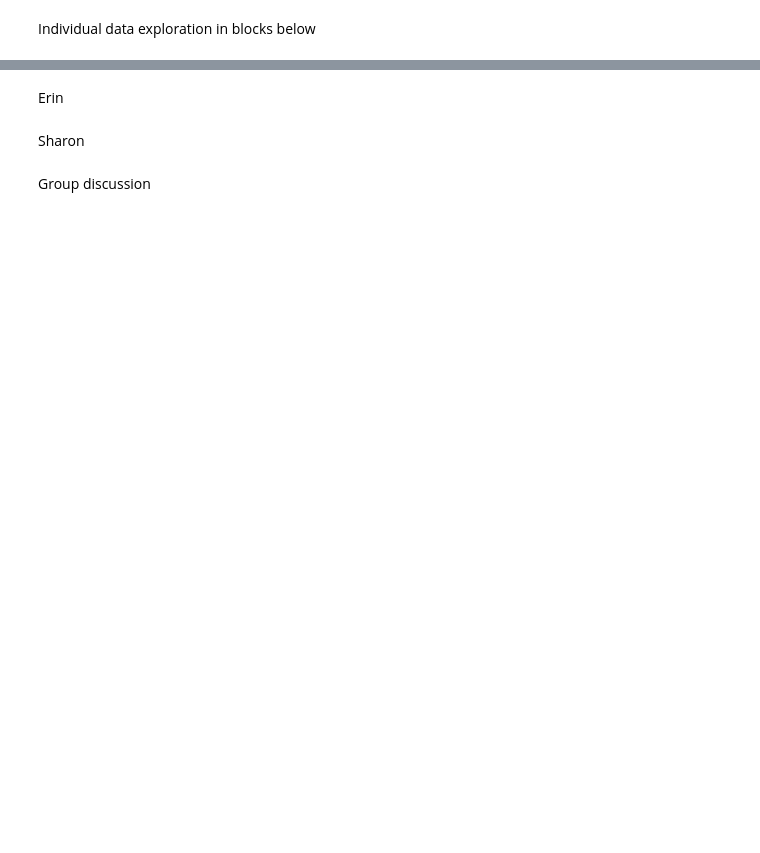
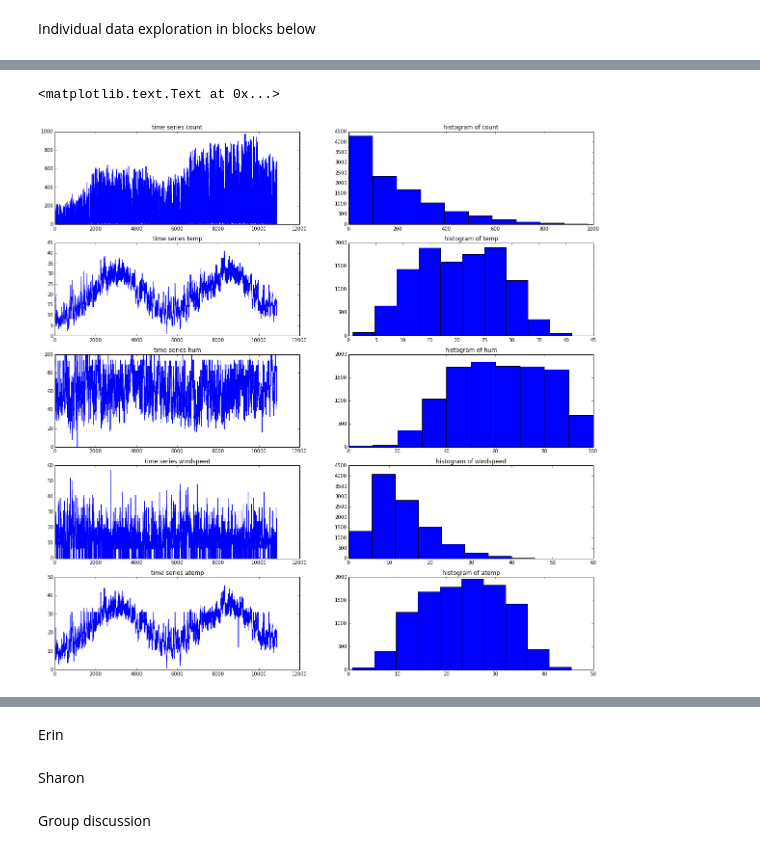
Before and after one commit to elizabethpeters/MIDS_girlpower, a Jupyter notebook: FinalProject.ipynb, the cells around one changed output, grey strips where cells are left out. Saved outputs shown, nothing was run; the diff lists cells and outputs as text; code cells hidden in the pictures; blank space fills up the shorter version.

Commit message:
added some data exporation with pandas

```diff
--- a/FinalProject.ipynb
+++ b/FinalProject.ipynb
@@ -110 +167,8 @@ Elizabeth
 regression and other data exploration
+# %%
+#playing around with pandas
+d2=pd.read_csv("Bike-Sharing-Dataset/train.csv")
+
+#converting date_time to a pandas timeseries as index which allows some things
+d2.index=pd.to_datetime(d2.pop('datetime'))
+print d2.head()
@@ -110,0 +216,42 @@ regression and other data exploration
+# %%
+#plotting things
+fig = plt.figure(figsize=(20,20))
+
+ax1=fig.add_subplot(5,2,1)
+ax2=fig.add_subplot(5,2,2)
+ax3=fig.add_subplot(5,2,3)
+ax4=fig.add_subplot(5,2,4)
+ax5=fig.add_subplot(5,2,5)
+ax6=fig.add_subplot(5,2,6)
+ax7=fig.add_subplot(5,2,7)
+ax8=fig.add_subplot(5,2,8)
+ax9=fig.add_subplot(5,2,9)
+ax10=fig.add_subplot(5,2,10)
+
+ax1.plot(d2['count'])
+ax1.set_title('time series count')
+ax2.hist(d2['count'])
+ax2.set_title('histogram of count')
+
+ax3.plot(d2['temp'])
+ax3.set_title('time series temp')
+ax4.hist(d2['temp'])
+ax4.set_title('histogram of temp')
+
+ax5.plot(d2['humidity'])
+ax5.set_title('time series hum')
+ax6.hist(d2['humidity'])
+ax6.set_title('histogram of hum')
+
+ax7.plot(d2['windspeed'])
+ax7.set_title('time series windspeed')
+ax8.hist(d2['windspeed'])
+ax8.set_title('histogram of windspeed')
+
+ax9.plot(d2['atemp'])
+ax9.set_title('time series atemp')
+ax10.hist(d2['atemp'])
+ax10.set_title('histogram of atemp')
+# %% [output]
+<matplotlib.text.Text at 0x...>
+[figure, added]
```
Also changed, not shown: parts of 9 cells of this notebook.
